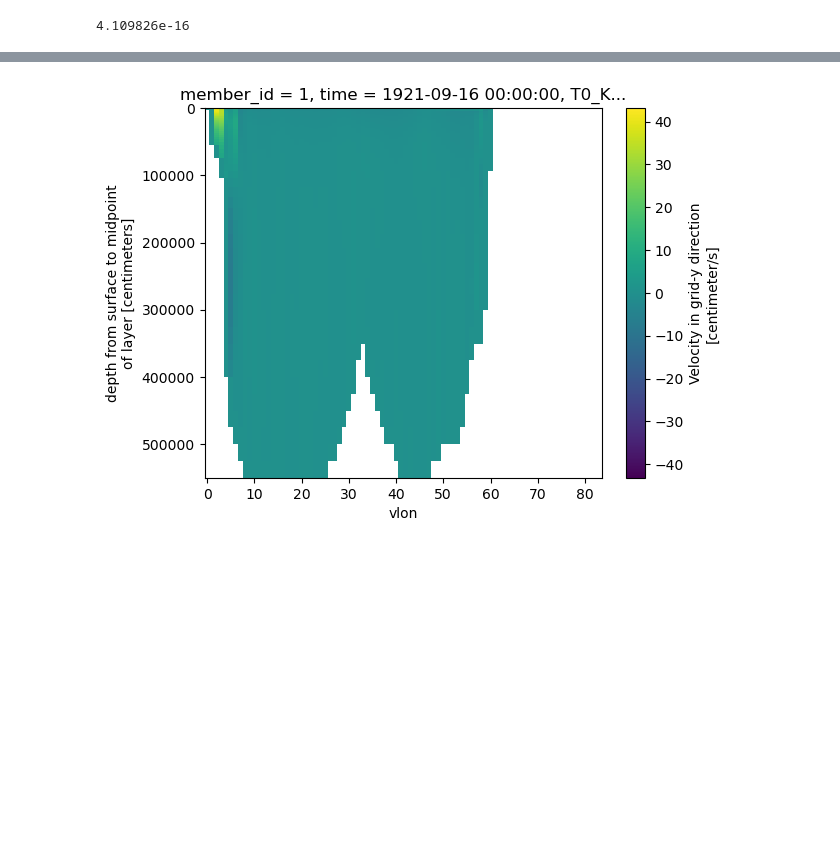
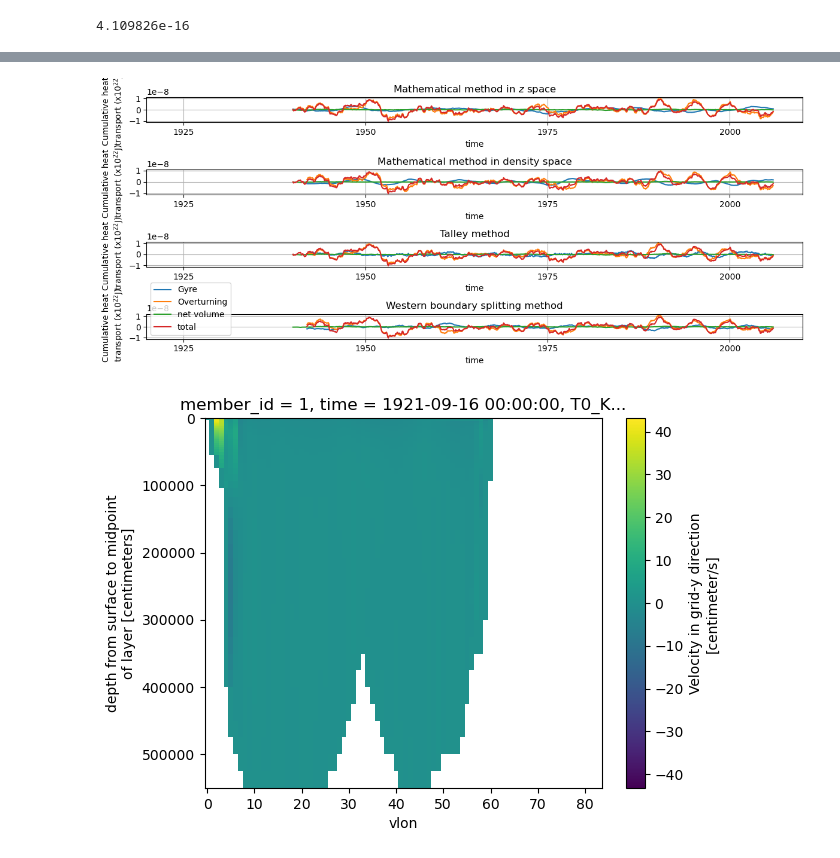
Before and after one commit to cspencerjones/amoc_heat_code, a Jupyter notebook: gyre_ot26N.ipynb, the cells around one changed output, grey strips where cells are left out. Saved outputs shown, nothing was run; the diff lists cells and outputs as text; code cells hidden in the pictures; blank space fills up the shorter version.

```diff
--- a/gyre_ot26N.ipynb
+++ b/gyre_ot26N.ipynb
@@ -189,6 +189,8 @@ ds_dt = xr.DataArray(dt,coords={'time':ds.TEMP.sel(time=timeslice).time.values},
 #pick a timeslice and use pre-calculated maximum MOC location
 
 PDloc=527
+
+PDgyre=470
 
 #do a rolling mean to avoid spikes in i*
 max_MOC = MOC_1.isel(PD=PDloc)
@@ -199,9 +201,13 @@ transport_43N = transport_1.sel(time=timeslice).rolling(time=24).mean().dropna("
 
 transport_above = transport_43N.isel(PD=slice(0,PDloc)).sum('PD')
 
+gyre_above = transport_43N.isel(PD=slice(0,PDgyre)).sum('PD')
+
 ht_43N = ht_1.sel(time=timeslice).rolling(time=24).mean().dropna("time",how='all')
 
 ht_above = ht_43N.isel(PD=slice(0,PDloc)).sum('PD')
+
+ht_gabove = ht_43N.isel(PD=slice(0,PDgyre)).sum('PD')
 
 temp_43N = ts_1.sel(time=timeslice).rolling(time=24).mean().dropna("time",how='all')
 
@@ -212,5 +218,7 @@ th_43N = th_1.sel(time=timeslice).rolling(time=24).mean().dropna("time",how='all
 thickness_above = th_43N.isel(PD=slice(0,PDloc)).sum('PD')
 # %%
 transport_above.load()
+
+gyre_above.load()
 # %% [output]
 <xarray.DataArray (time: 769, nlon: 88)>
@@ -266,6 +286,10 @@ ht_left = ((ht_above.where(transport_above.nlon<istar_int).sum('nlon')+istar_del
 ht_right = ((ht_above).sum('nlon') - ht_left)
 ht_down = (ht_43N.isel(PD=slice(PDloc,1000)).sum('PD')).sum('nlon')
 ht_tot = (ht_43N.sum('PD').sum('nlon'))
+# %%
+ht_tal_left = ht_43N.isel(nlon=slice(0,gmax[0].values+1)).where(ht_43N.PD<=transport_tal_base).sum(['PD','nlon'])
+ht_tal_right = ht_gabove.isel(nlon=slice(gmax[0].values+1,100)).sum(['nlon'])
+ht_tal_gyre = ht_tal_left + ht_tal_right
 # %%
 #zonal method (for comparison)
 th_zon_mean = (ts*deltaxS*maskS).sum(['nlon'])/(xr.ones_like(vs).where(np.isfinite(vs))*deltaxS*maskS).sum(['nlon'])
@@ -274,9 +298,9 @@ ht_zon_ot = (transport_zon_mean*th_zon_mean*dz/100).rolling(time=24).mean().drop
 ht_zon_tot = (ht_nothroughflow.rolling(time=24).mean().dropna("time",how='all')*dz*maskS/100**3).sum(['nlon','z_t']).sel(time=timeslice)
 # %%
 #zonal method in buoyancy space (for comparison)
-th_bzon_mean = (temp_above*deltaxS).sum(['nlon'])/(thickness_above*deltaxS*maskS).sum(['nlon'])
-transport_bzon_mean = (transport_above/100**2).sum(['nlon'])
-ht_bzon_ot = (transport_bzon_mean*th_bzon_mean*dz/100).sum('z_t').sel(time=timeslice)
+th_bzon_mean = (temp_43N*deltaxS).sum(['nlon'])/(th_43N*deltaxS*maskS).sum(['nlon'])
+transport_bzon_mean = (transport_43N).sum(['nlon'])
+ht_bzon_ot = (transport_bzon_mean*th_bzon_mean).sum('PD').sel(time=timeslice)
 ht_bzon_tot = ht_zon_tot
 # %%
 def detrend_time(cum_ht):
@@ -286,41 +310,54 @@ def detrend_time(cum_ht):
 # %%
 import matplotlib.pyplot as plt
 # %%
-#import cftime
-#plt.figure(figsize=(8,5))
-#plt.subplot(311)
+import cftime
+plt.figure(figsize=(12,5))
+plt.subplot(411)
 
-#detrend_time((ht_zon_tot-ht_zon_ot-ht_tf)*factor).plot(label='Gyre')
-#detrend_time((ht_zon_ot-ht_tf)*factor).plot(label='Overturning')
-#detrend_time(ht_tf*factor).plot(label='net volume')
-#detrend_time(ht_zon_tot*factor).plot(label='total')
-#plt.title('Mathematical method in $z$ space')
+detrend_time((ht_zon_tot-ht_zon_ot-ht_tf)*factor).plot(label='Gyre')
+detrend_time((ht_zon_ot-ht_tf)*factor).plot(label='Overturning')
+detrend_time(ht_tf*factor).plot(label='net volume')
+detrend_time(ht_zon_tot*factor).plot(label='total')
+plt.title('Mathematical method in $z$ space')
 
-#plt.ylabel('Cumulative heat \n transport (x$10^{22}$J)')
-#plt.grid()
-#plt.xlim(cftime.datetime(1920,1,1),cftime.datetime(2010,1,1))
+plt.ylabel('Cumulative heat \n transport (x$10^{22}$J)')
+plt.grid()
+plt.xlim(cftime.datetime(1920,1,1),cftime.datetime(2010,1,1))
 
-#plt.subplot(312)
-#detrend_time((ht_bzon_tot-ht_bzon_ot)*factor).plot(label='Gyre')
-#detrend_time((ht_bzon_ot)*factor).plot(label='Overturning')
-#detrend_time(ht_tf*factor).plot(label='net volume')
-#detrend_time(ht_bzon_tot*factor).plot(label='total')
-#plt.title('Mathematical method in density space')
+plt.subplot(412)
+detrend_time((ht_bzon_tot-ht_bzon_ot)*factor).plot(label='Gyre')
+detrend_time((ht_bzon_ot)*factor).plot(label='Overturning')
+detrend_time(ht_tf*factor).plot(label='net volume')
+detrend_time(ht_bzon_tot*factor).plot(label='total')
+plt.title('Mathematical method in density space')
 
-#plt.ylabel('Cumulative heat \n transport (x$10^{22}$J)')
-#plt.grid()
-#plt.xlim(cftime.datetime(1920,1,1),cftime.datetime(2010,1,1))
+plt.ylabel('Cumulative heat \n transport (x$10^{22}$J)')
+plt.grid()
+plt.xlim(cftime.datetime(1920,1,1),cftime.datetime(2010,1,1))
 
-#plt.subplot(313)
-#detrend_time(ht_right*factor).plot(label='Gyre')
-#detrend_time((ht_down+ht_left)*factor).plot(label='Overturning')
-#detrend_time(ht_tf*factor).plot(label='net volume')
-#detrend_time(ht_tot*factor).plot(label='total')
-#plt.legend(loc='lower left')
-#plt.ylabel('Cumulative heat \n transport (x$10^{22}$J)')
-#plt.grid()
-#plt.tight_layout()
-#plt.title('Western boundary splitting method')
-#plt.xlim(cftime.datetime(1920,1,1),cftime.datetime(2010,1,1))
+plt.subplot(413)
+detrend_time((ht_tal_gyre)*factor).plot(label='Gyre')
+detrend_time((ht_tot - ht_tal_gyre)*factor).plot(label='Overturning')
+detrend_time(ht_tf*factor).plot(label='net volume')
+detrend_time(ht_zon_tot*factor).plot(label='total')
+plt.title('Talley method')
+
+plt.ylabel('Cumulative heat \n transport (x$10^{22}$J)')
+plt.grid()
+plt.xlim(cftime.datetime(1920,1,1),cftime.datetime(2010,1,1))
+
+plt.subplot(414)
+detrend_time(ht_right*factor).plot(label='Gyre')
+detrend_time((ht_down+ht_left)*factor).plot(label='Overturning')
+detrend_time(ht_tf*factor).plot(label='net volume')
+detrend_time(ht_tot*factor).plot(label='total')
+plt.legend(loc='lower left')
+plt.ylabel('Cumulative heat \n transport (x$10^{22}$J)')
+plt.grid()
+plt.tight_layout()
+plt.title('Western boundary splitting method')
+plt.xlim(cftime.datetime(1920,1,1),cftime.datetime(2010,1,1))
+
 #fig = plt.gcf()
 #fig.savefig('gyre_ot_ensemble3.png')
+# %% [output]
@@ -327,3 +365,4 @@ import matplotlib.pyplot as plt
+[figure, added]
 # %%
 long_1 = ((longitude.loc[istar_int-1]+istar_delta*(longitude.loc[istar_int]-longitude.loc[istar_int-1]))-360).squeeze()
 long_med = long_1.load().median(dim='time')
```
Also changed, not shown: parts of 6 cells of this notebook, 9 other files.
